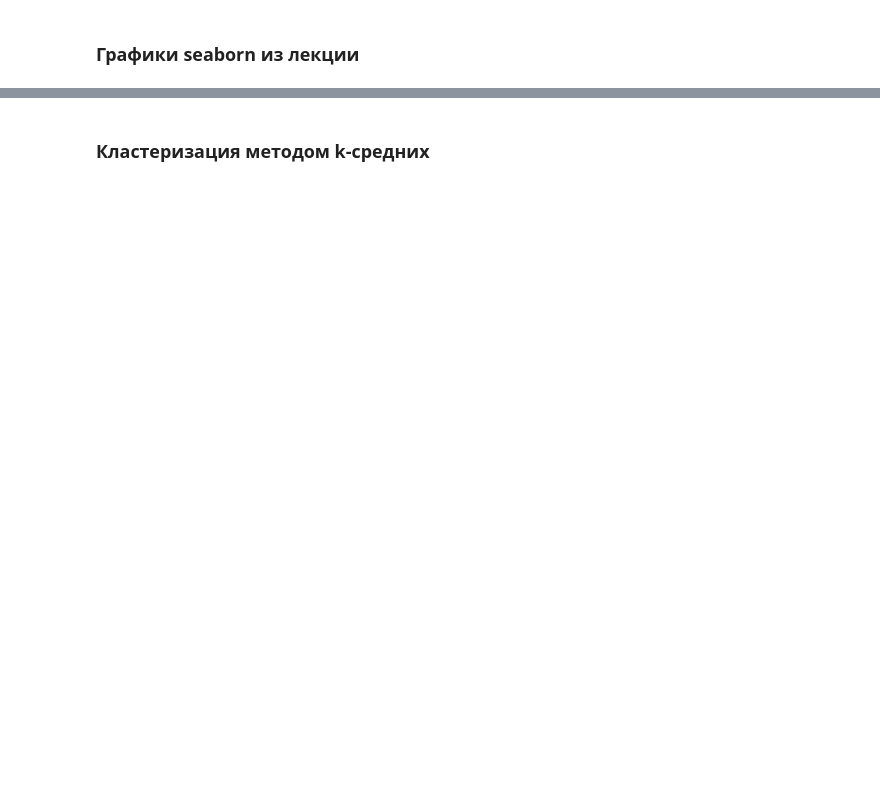
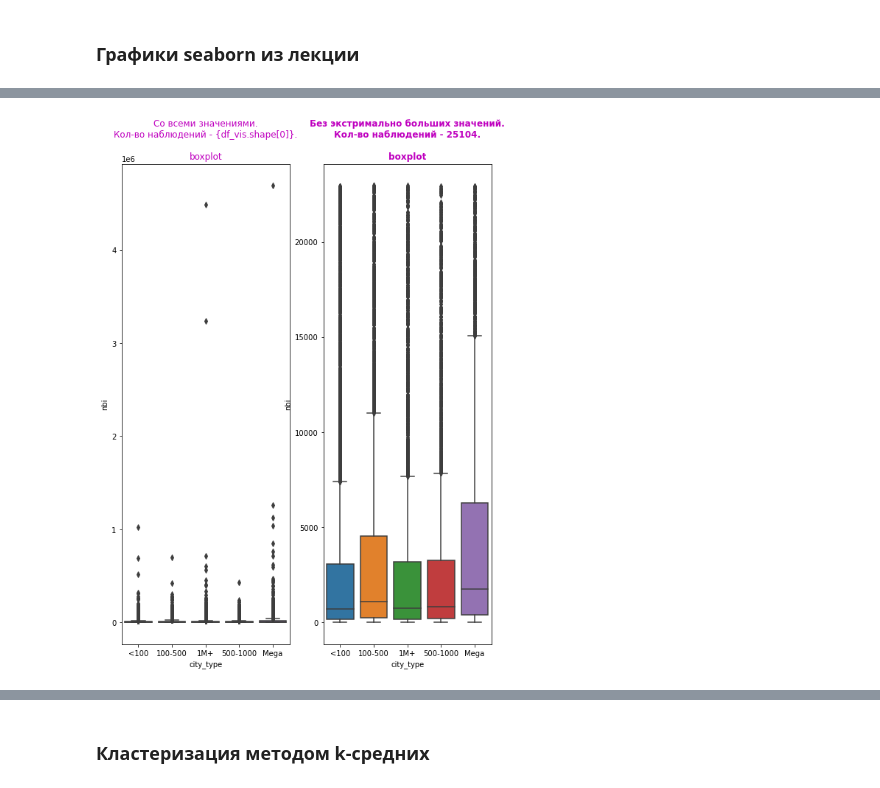
Before and after one commit to ViktorKrasnorutskiy/Sber_homework_lecture_2, a Jupyter notebook: homework_clusters.ipynb, the cells around one changed output, grey strips where cells are left out. Drawn from its saved outputs; the diff is of its cells as text; code cells hidden in the pictures; blank space fills up the shorter version.

```diff
--- a/homework_clusters.ipynb
+++ b/homework_clusters.ipynb
@@ -160,32 +182,34 @@ plt.title('"Ящики с усами" распределений возраст
 # %%
 df_vis = df.copy()
 
 query = get_drop_extreme_values_query(df_vis, ["nbi"])
 df_after_drop_extreme_values = df_vis.query(query)
 
 fig, ax = plt.subplots(ncols=2)
 
 sns.boxplot(
     x='city_type',
     y='nbi',
-    data=df_before,
+    data=df_vis,
     ax=ax[0]
 );
 ax[0].set_title(f'Со всеми значениями.\n'\
                 'Кол-во наблюдений - {df_vis.shape[0]}.\n\n'\
                 'boxplot',
                 size=12, color='m');
 
 sns.boxplot(
     x='city_type',
     y='nbi',
     data=df_after_drop_extreme_values,
     ax=ax[1]
 );
 ax[1].set_title('Без экстримально больших значений.\n'\
                 f'Кол-во наблюдений - {df_after_drop_extreme_values.shape[0]}.\n\n'\
                 'boxplot',
                 size=12, color='m', weight='bold');
+# %% [output]
+[figure, added]
 # %%
 df_vis = df.copy()
 fig, ax = plt.subplots(1,2)
```
Also changed, not shown: parts of 21 cells of this notebook.
